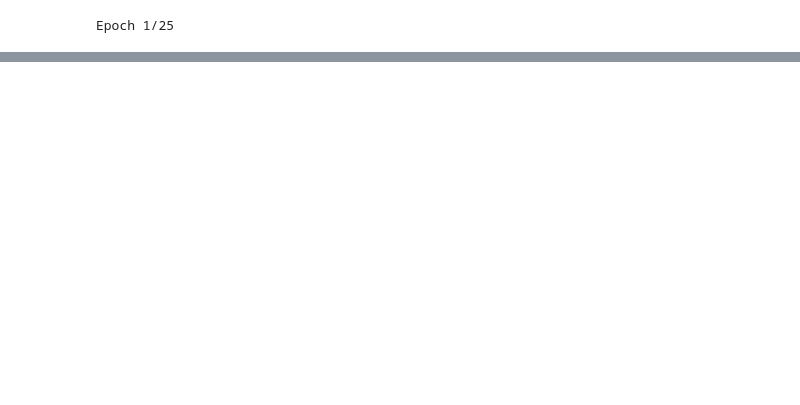
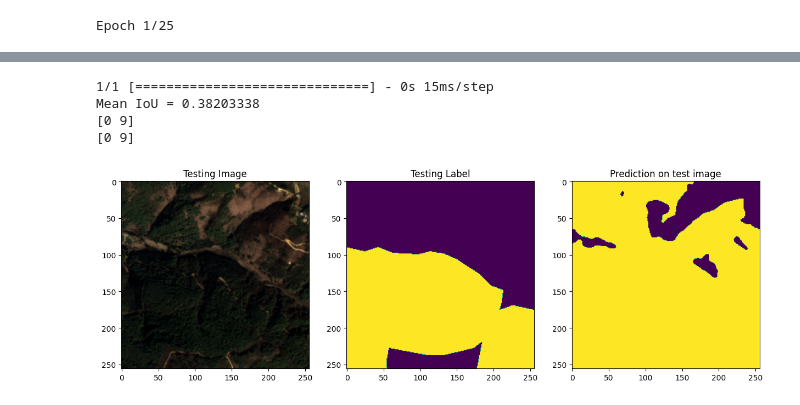
Before and after one commit to grannycola/satellite_image_segmentation, a Jupyter notebook: Segmentations models.ipynb, the cells around one changed output, grey strips where cells are left out. Drawn from its saved outputs; the diff is of its cells as text; code cells hidden in the pictures; blank space fills up the shorter version.

```diff
--- a/Segmentations models.ipynb
+++ b/Segmentations models.ipynb
@@ -143,7 +165,6 @@ val_steps_per_epoch = num_val_images//batch_size
 IMG_HEIGHT = x.shape[1]
 IMG_WIDTH  = x.shape[2]
 IMG_CHANNELS = 3
-n_classes=16
 # %%
 model = sm.Unet(BACKBONE, encoder_weights='imagenet',
                 input_shape=(IMG_HEIGHT, IMG_WIDTH, IMG_CHANNELS),
@@ -172,9 +195,13 @@ None
 # %%
-history=model.fit(train_img_gen,
-          steps_per_epoch=steps_per_epoch,
-          epochs=25,
-          verbose=1,
-          validation_data=val_img_gen,
-          validation_steps=val_steps_per_epoch)
+try:
+    history=model.fit(train_img_gen,
+              steps_per_epoch=steps_per_epoch,
+              epochs=25,
+              verbose=1,
+              validation_data=val_img_gen,
+              validation_steps=val_steps_per_epoch)
+except KeyboardInterrupt:
+    pass
+    #model.save_weights('unet_weights.h5')
 # %% [output]
 Epoch 1/25
@@ -214,0 +212,33 @@ Mean IoU = 0.38808972
+# %%
+test_image_batch, test_mask_batch = val_img_gen.__next__()
+
+test_mask_batch_argmax = np.argmax(test_mask_batch, axis=3)
+test_pred_batch = model.predict(test_image_batch)
+test_pred_batch_argmax = np.argmax(test_pred_batch, axis=3)
+
+IOU_keras = MeanIoU(num_classes=n_classes)
+IOU_keras.update_state(test_pred_batch_argmax, test_mask_batch_argmax)
+print("Mean IoU =", IOU_keras.result().numpy())
+
+img_num = random.randint(0, test_image_batch.shape[0]-1)
+
+print(np.unique(test_mask_batch_argmax[img_num]))
+print(np.unique(test_pred_batch_argmax[img_num]))
+
+plt.figure(figsize=(15, 10))
+plt.subplot(231)
+plt.title('Testing Image')
+plt.imshow(test_image_batch[img_num])
+plt.subplot(232)
+plt.title('Testing Label')
+plt.imshow(test_mask_batch_argmax[img_num])
+plt.subplot(233)
+plt.title('Prediction on test image')
+plt.imshow(test_pred_batch_argmax[img_num])
+plt.show()
+# %% [output]
+1/1 [==============================] - 0s 15ms/step
+Mean IoU = 0.38203338
+[0 9]
+[0 9]
+[figure, added]
```
Also changed, not shown: parts of 17 cells of this notebook, 3 other files.
